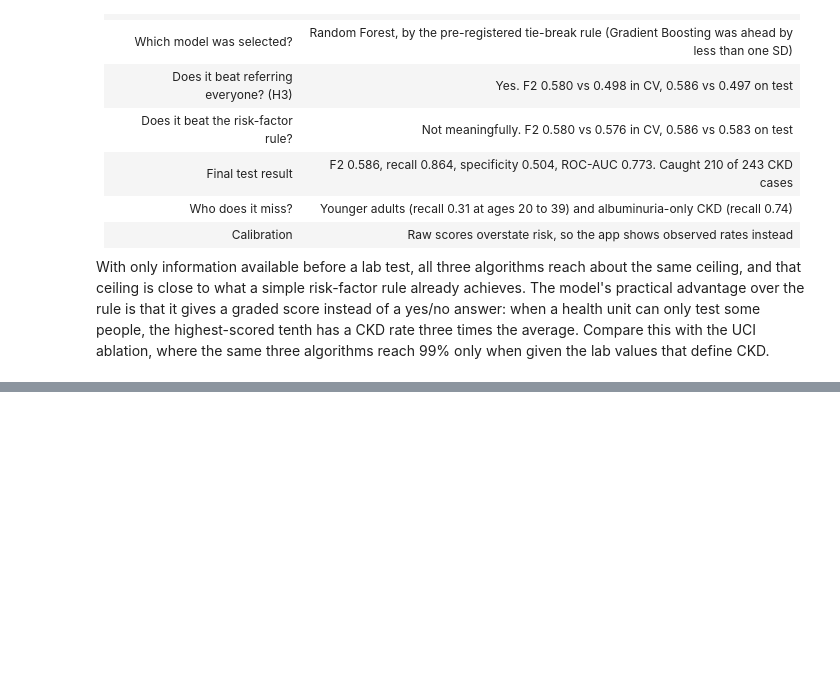
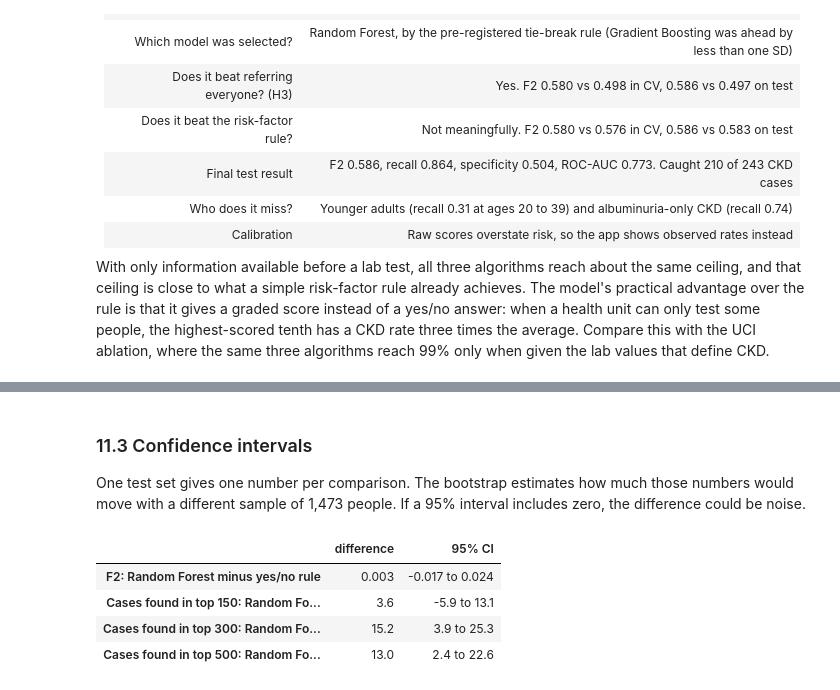
Before and after one commit to 2nieGarcia/intro-ml-final, a Jupyter notebook: notebooks/03_nhanes_modeling.ipynb, the cells around one changed output, grey strips where cells are left out. Cells and saved outputs as stored; diff of their text form; code cells hidden in the pictures; blank space fills up the shorter version.

```diff
--- a/notebooks/03_nhanes_modeling.ipynb
+++ b/notebooks/03_nhanes_modeling.ipynb
@@ -418,0 +532,33 @@ With only information available before a lab test, all three algorithms reach ab
+# %% [markdown]
+### 11.3 Confidence intervals
+
+One test set gives one number per comparison. The bootstrap estimates how much those numbers would move with a different sample of 1,473 people. If a 95% interval includes zero, the difference could be noise.
+# %%
+# Bootstrap: resample the test people with replacement 2,000 times and recompute each difference.
+# The middle 95% of those differences is the 95% confidence interval.
+rng = np.random.default_rng(modeling.RANDOM_STATE)
+f2_diff, caught_diff = [], {k: [] for k in [150, 300, 500]}
+for _ in range(2000):
+    i = rng.integers(0, len(y), len(y))
+    f2_diff.append(fbeta_score(y[i], model_refer[i], beta=2) - fbeta_score(y[i], rule_refer[i], beta=2))
+    for k in caught_diff:
+        caught_diff[k].append(modeling.cases_caught(test_score[i], y[i], k) - modeling.cases_caught(rule_points[i], y[i], k))
+
+
+def interval(values, decimals):
+    low, high = np.percentile(values, [2.5, 97.5])
+    return f"{low:.{decimals}f} to {high:.{decimals}f}"
+
+
+observed_f2 = fbeta_score(y, model_refer, beta=2) - fbeta_score(y, rule_refer, beta=2)
+rows = {"F2: Random Forest minus yes/no rule": (f"{observed_f2:.3f}", interval(f2_diff, 3))}
+for k, values in caught_diff.items():
+    observed = modeling.cases_caught(test_score, y, k) - modeling.cases_caught(rule_points, y, k)
+    rows[f"Cases found in top {k}: Random Forest minus points rule"] = (f"{observed:.1f}", interval(values, 1))
+pd.DataFrame(rows, index=["difference", "95% CI"]).T
+# %% [output]
+|  | difference | 95% CI |
+| F2: Random Forest minus yes/no rule | 0.003 | -0.017 to 0.024 |
+| Cases found in top 150: Random Fo... | 3.6 | -5.9 to 13.1 |
+| Cases found in top 300: Random Fo... | 15.2 | 3.9 to 25.3 |
+| Cases found in top 500: Random Fo... | 13.0 | 2.4 to 22.6 |
```
Also changed, not shown: parts of 13 cells of this notebook, 3 other files.
